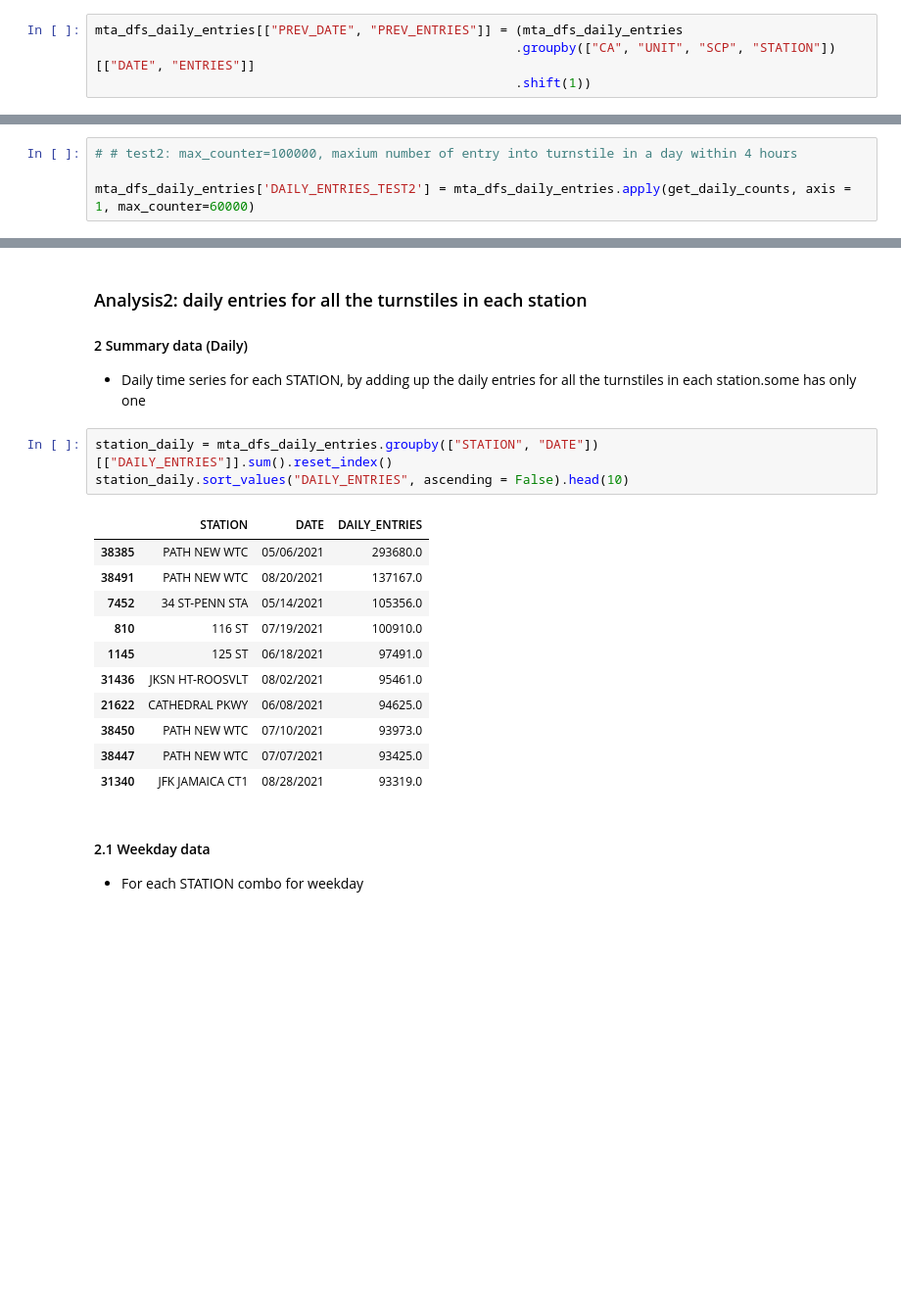
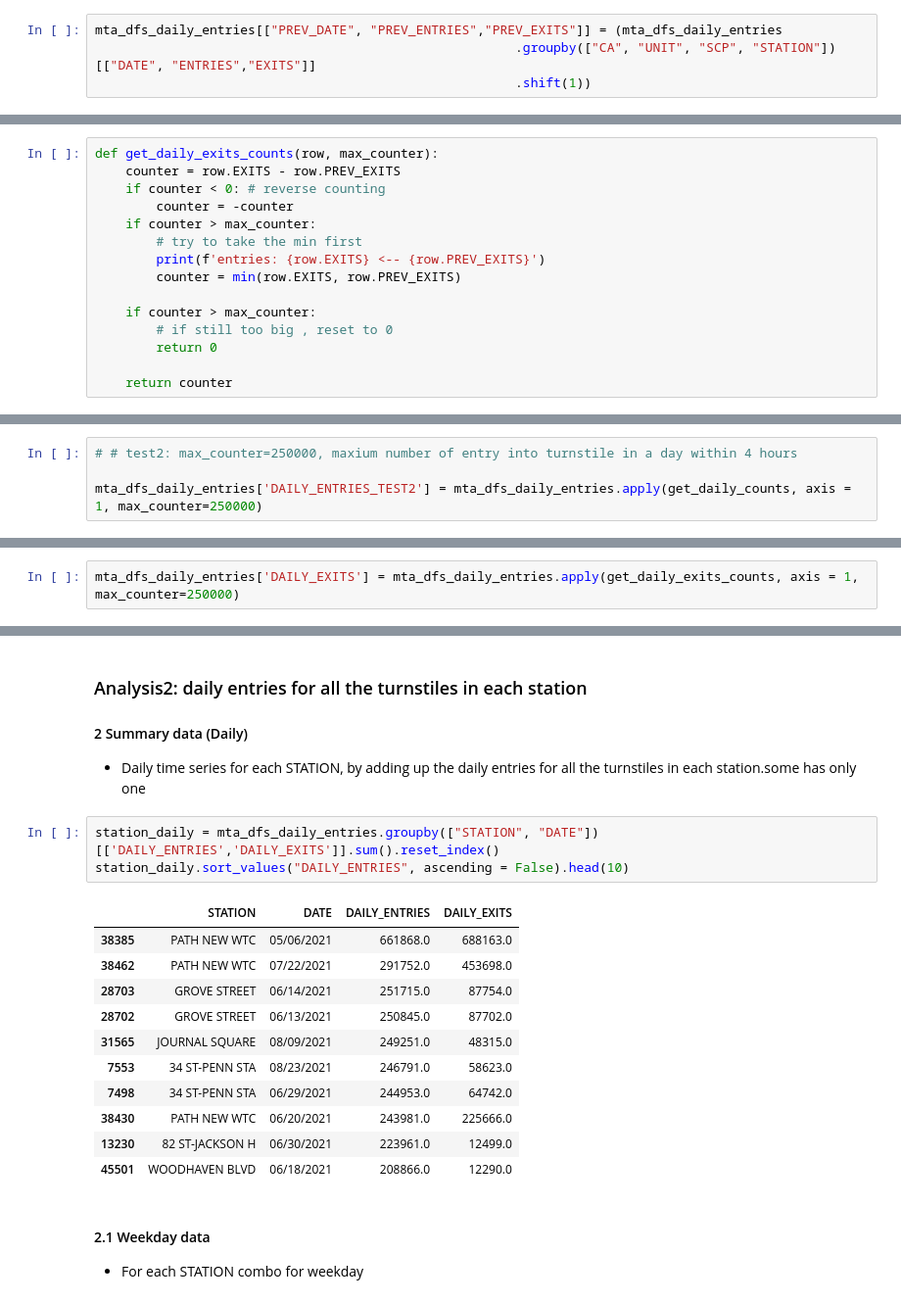
Before and after one commit to CodeHana/DA_Project, a Jupyter notebook: DA_Project/My_MTA_Project-Copy1.ipynb, the cells around one changed output, grey strips where cells are left out. Shown at 98% size. Saved outputs shown, nothing was run; the diff lists cells and outputs as text; blank space fills up the shorter version.

```diff
--- a/DA_Project/My_MTA_Project-Copy1.ipynb
+++ b/DA_Project/My_MTA_Project-Copy1.ipynb
@@ -476,6 +583,6 @@ mta_dfs_daily_entries
 # %%
-mta_dfs_daily_entries[["PREV_DATE", "PREV_ENTRIES"]] = (mta_dfs_daily_entries
-                                                       .groupby(["CA", "UNIT", "SCP", "STATION"])[["DATE", "ENTRIES"]]
+mta_dfs_daily_entries[["PREV_DATE", "PREV_ENTRIES","PREV_EXITS"]] = (mta_dfs_daily_entries
+                                                       .groupby(["CA", "UNIT", "SCP", "STATION"])[["DATE", "ENTRIES","EXITS"]]
                                                        .shift(1))
 # %%
 mta_dfs_daily_entries
@@ -692,6 +814,21 @@ def get_daily_counts(row, max_counter):
         return 0
 
     return counter
+# %%
+def get_daily_exits_counts(row, max_counter):
+    counter = row.EXITS - row.PREV_EXITS
+    if counter < 0: # reverse counting
+        counter = -counter
+    if counter > max_counter:
+        # try to take the min first
+        print(f'entries: {row.EXITS} <-- {row.PREV_EXITS}')
+        counter = min(row.EXITS, row.PREV_EXITS)
+
+    if counter > max_counter:
+        # if still too big , reset to 0
+        return 0
+
+    return counter
 # %%
 # test1: max_counter=1000000  maxium number of entry into turnstile in a day
 mta_dfs_daily_entries['DAILY_ENTRIES_TEST1'] = mta_dfs_daily_entries.apply(get_daily_counts, axis = 1, max_counter=1000000)
@@ -740,7 +877,7 @@ Name: DAILY_ENTRIES_TEST1, dtype: float64
 # %%
-# # test2: max_counter=100000, maxium number of entry into turnstile in a day within 4 hours
+# # test2: max_counter=250000, maxium number of entry into turnstile in a day within 4 hours
 
-mta_dfs_daily_entries['DAILY_ENTRIES_TEST2'] = mta_dfs_daily_entries.apply(get_daily_counts, axis = 1, max_counter=60000)
+mta_dfs_daily_entries['DAILY_ENTRIES_TEST2'] = mta_dfs_daily_entries.apply(get_daily_counts, axis = 1, max_counter=250000)
 # %% [output]
 entries: 3109 <-- 1390173.0
 entries: 160 <-- 479907.0
@@ -818,0 +1009,2 @@ mta_dfs_daily_entries.describe()
+# %%
+mta_dfs_daily_entries['DAILY_EXITS'] = mta_dfs_daily_entries.apply(get_daily_exits_counts, axis = 1, max_counter=250000)
@@ -928,20 +1139,20 @@ ca_unit_station_weekend.reset_index().sort_values("DAILY_ENTRIES", ascending=Fal
 #### 2 Summary data (Daily)
 -  Daily time series for each STATION, by adding up the daily entries for all the turnstiles in each station.some has only one
 # %%
-station_daily = mta_dfs_daily_entries.groupby(["STATION", "DATE"])[["DAILY_ENTRIES"]].sum().reset_index()
+station_daily = mta_dfs_daily_entries.groupby(["STATION", "DATE"])[['DAILY_ENTRIES','DAILY_EXITS']].sum().reset_index()
 station_daily.sort_values("DAILY_ENTRIES", ascending = False).head(10)
 # %% [output]
-|  | STATION | DATE | DAILY_ENTRIES |
-| 38385 | PATH NEW WTC | 05/06/2021 | 293680.0 |
-| 38491 | PATH NEW WTC | 08/20/2021 | 137167.0 |
-| 7452 | 34 ST-PENN STA | 05/14/2021 | 105356.0 |
-| 810 | 116 ST | 07/19/2021 | 100910.0 |
-| 1145 | 125 ST | 06/18/2021 | 97491.0 |
-| 31436 | JKSN HT-ROOSVLT | 08/02/2021 | 95461.0 |
-| 21622 | CATHEDRAL PKWY | 06/08/2021 | 94625.0 |
-| 38450 | PATH NEW WTC | 07/10/2021 | 93973.0 |
-| 38447 | PATH NEW WTC | 07/07/2021 | 93425.0 |
-| 31340 | JFK JAMAICA CT1 | 08/28/2021 | 93319.0 |
+|  | STATION | DATE | DAILY_ENTRIES | DAILY_EXITS |
+| 38385 | PATH NEW WTC | 05/06/2021 | 661868.0 | 688163.0 |
+| 38462 | PATH NEW WTC | 07/22/2021 | 291752.0 | 453698.0 |
+| 28703 | GROVE STREET | 06/14/2021 | 251715.0 | 87754.0 |
+| 28702 | GROVE STREET | 06/13/2021 | 250845.0 | 87702.0 |
+| 31565 | JOURNAL SQUARE | 08/09/2021 | 249251.0 | 48315.0 |
+| 7553 | 34 ST-PENN STA | 08/23/2021 | 246791.0 | 58623.0 |
+| 7498 | 34 ST-PENN STA | 06/29/2021 | 244953.0 | 64742.0 |
+| 38430 | PATH NEW WTC | 06/20/2021 | 243981.0 | 225666.0 |
+| 13230 | 82 ST-JACKSON H | 06/30/2021 | 223961.0 | 12499.0 |
+| 45501 | WOODHAVEN BLVD | 06/18/2021 | 208866.0 | 12290.0 |
 # %% [markdown]
 #### 2.1 Weekday data
 - For each STATION combo for weekday
```
Also changed, not shown: parts of 77 cells of this notebook, 3 other files.
